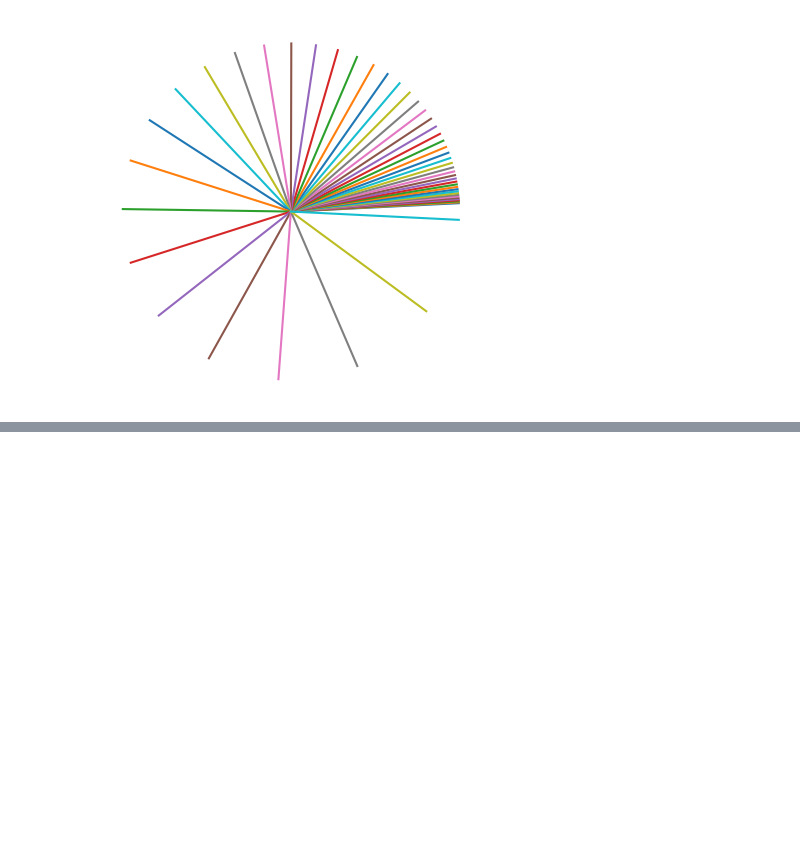
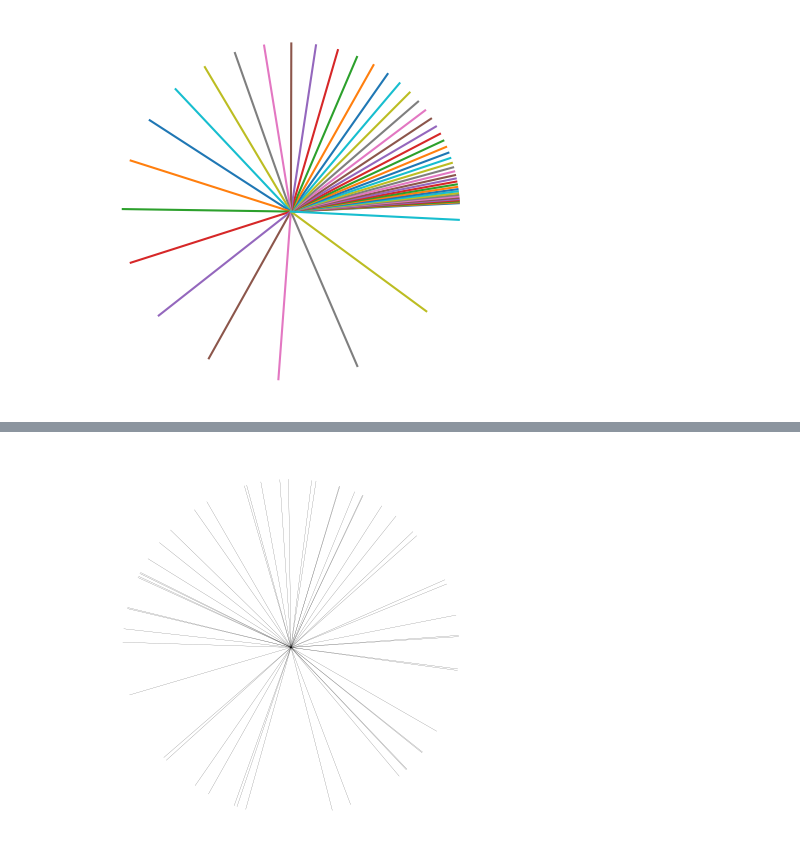
Before and after one commit to viktor-kertanov/master-math, a Jupyter notebook: ch7_algebra_2/10_unit_circle.ipynb, the cells around one changed output, grey strips where cells are left out. Cells and saved outputs as stored; diff of their text form; code cells hidden in the pictures; blank space fills up the shorter version.

```diff
--- a/ch7_algebra_2/10_unit_circle.ipynb
+++ b/ch7_algebra_2/10_unit_circle.ipynb
@@ -44,0 +57,14 @@ plt.show()
+# %%
+# exercise
+n = np.random.randint(7, 100)
+angles = np.linspace(0, 2*np.pi, n)
+k = np.exp(angles)
+for angle in k:
+    plt.plot([0, np.cos(angle)], [0, np.sin(angle)], color='k', linewidth=0.1)
+
+plt.axis('square')
+plt.axis('off')
+plt.savefig(f'exp_unit_circle_{n}.svg')
+plt.show()
+# %% [output]
+[figure, added]
```
Also changed, not shown: parts of 1 cell of this notebook, 12 other files.
